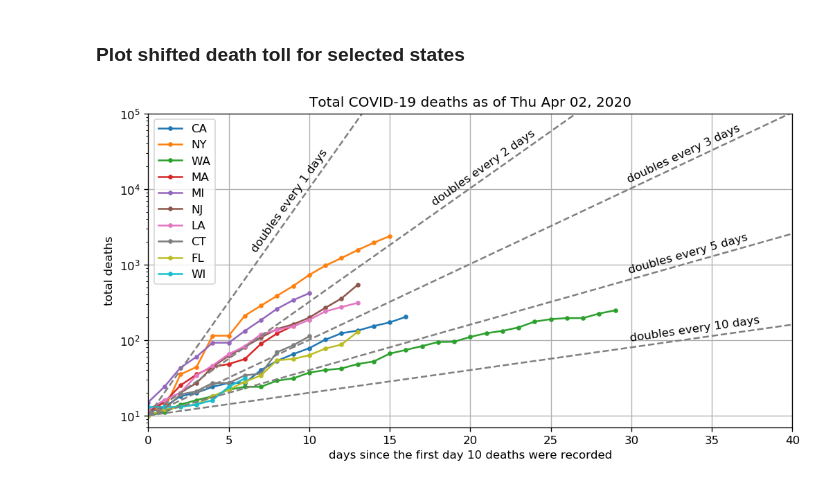
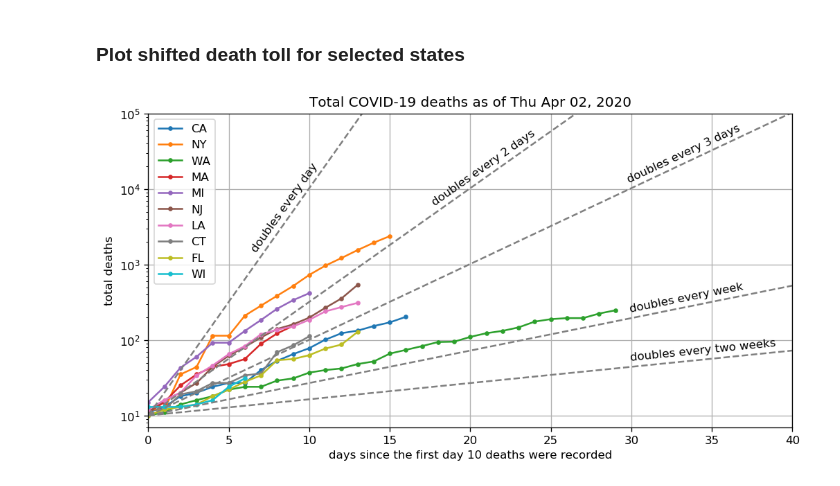
Before and after one commit to LaurentLessard/covid19, a Jupyter notebook: covid_us.ipynb, the cells around one changed output. Saved outputs shown, nothing was run; the diff lists cells and outputs as text; code cells hidden in the pictures.

```diff
--- a/covid_us.ipynb
+++ b/covid_us.ipynb
@@ -52,34 +52,35 @@ def shift_data( states, min_deaths ):
     return shifted_data
 
 # selected states
 states = ['CA','NY','WA','MA','MI','NJ','LA','CT','FL','WI']
 min_deaths = 10
 
 # shift data so that index corresponds to days since min_death deaths.
 shifted_data = shift_data( states, min_deaths )
 
 # merge into a single dataframe
 dfx = pd.concat( shifted_data, axis=1 )
 
 # make plot
 ax = dfx.plot(title="Total COVID-19 deaths as of %s" % latest_date, logy=True, figsize=(10,5), grid=True, marker='.');
 ax.set_xlabel("days since the first day %g deaths were recorded" % min_deaths )
 ax.set_ylabel("total deaths")
 ax.set_ylim(min_deaths*.7,1e5)
 ax.set_xlim(0,40);
 
 # draw doubling lines (doubling every d days)
-dvals = [1,2,3,5,10]    # values of doubling lines to draw (d)
+dvals = [1,2,3,7,14]    # values of doubling lines to draw (d)
+dtxt = ["day", "2 days", "3 days", "week", "two weeks"]
 tloc = [7,18,30,30,30] # x-coordinate of text labels
 for i,d in enumerate(dvals):
     tx = tloc[i]
     ty = min_deaths*(2**(tx/d))
     angle = np.arctan(ty/d * np.log(2))
     angle_screen = ax.transData.transform_angles(np.array([angle,]),np.array([[tx,ty]]),radians=True)[0]
-    x = 40
+    x = 50
     y = min_deaths*(2**(x/d))
     plt.plot([0,x],[min_deaths,y], '--', color='gray')
-    ax.annotate("doubles every %g days" % d, xy=(tx,ty), xytext=(-5*np.sin(angle_screen),5*np.cos(angle_screen)),
+    ax.annotate("doubles every %s" % dtxt[i], xy=(tx,ty), xytext=(-5*np.sin(angle_screen),5*np.cos(angle_screen)),
                 textcoords="offset points", rotation_mode='anchor', rotation=np.rad2deg(angle_screen))
 # %% [output]
-[figure, old version]
+[figure, new version]
```
Also changed, not shown: 1 other file.
